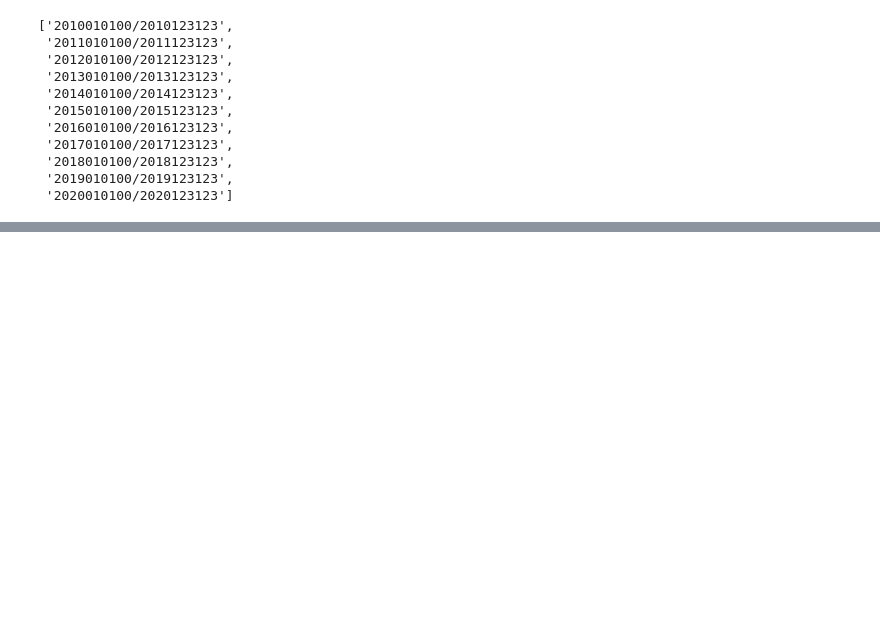
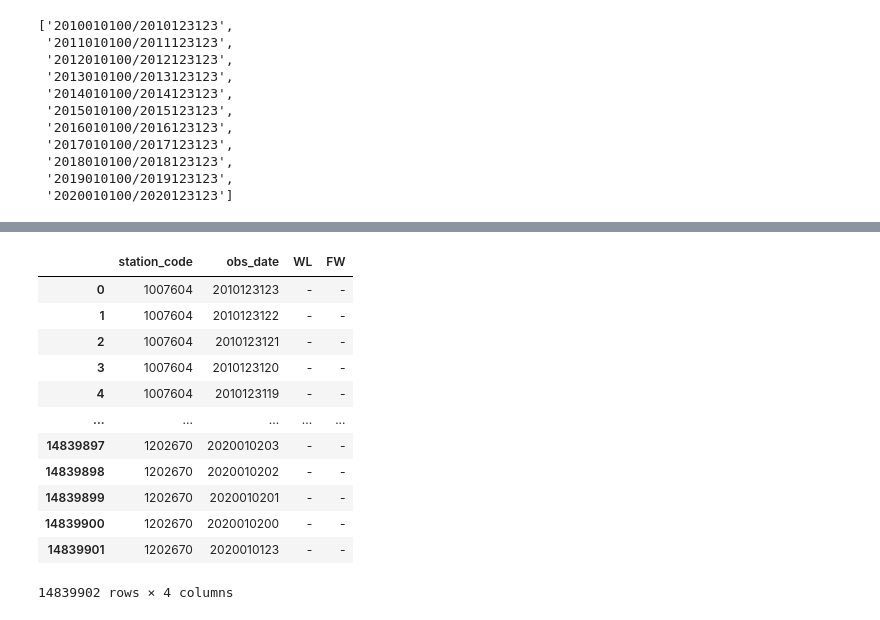
Before and after one commit to bigdata-course-KU-team11/Data_collection, a Jupyter notebook: data/수위_api.ipynb, the cells around one changed output, grey strips where cells are left out. Cells and saved outputs as stored; diff of their text form; code cells hidden in the pictures; blank space fills up the shorter version.

Commit message:
Water Level API

```diff
--- a/data/수위_api.ipynb
+++ b/data/수위_api.ipynb
@@ -116,2 +55,0 @@ def suwi_station_code():
-# %%
-url_list = suwi_station_code()
@@ -160,3 +55,0 @@ json
-# %%
-row = json[0]
-row
@@ -209,0 +111,53 @@ suwi_df = suwi_api()
+# %%
+def suwi_api():
+    url = 'http://api.hrfco.go.kr/A5F02E26-FBD3-47F7-A191-280B5944845D/waterlevel/list/1H.json'
+
+    req = requests.get(url)
+
+    json_row = req.json()['content']
+
+#    station_code = [ json_row[i]['wlobscd'] for i in range(len(json_row)) ]
+
+    url_list = ['http://api.hrfco.go.kr/A5F02E26-FBD3-47F7-A191-280B5944845D/waterlevel/list/1H/' + i for i in station_code_list]
+
+    date = [ '/20' + str(i) + '010100/20' + str(i) + '123123.json' for i in range(10,21) ]
+
+    code = []
+    YMDHM = []
+    WL = []
+    FW = []
+
+    for i in tqdm(url_list):
+        for j in date:
+            url = i + j
+            req = requests.get(url)
+            json_row = req.json()['content']
+
+            for k in range(len(json_row)):
+                row = json_row[k]
+                code.append(row['wlobscd'])
+                YMDHM.append(row['ymdhm'])
+                WL.append(row['wl'])
+                FW.append(row['fw'])
+
+    df = pd.DataFrame({'station_code':code, 'obs_date':YMDHM, 'WL':WL, 'FW':FW})
+
+    return df
+# %%
+suwi_df = suwi_api()
+# %%
+suwi_df
+# %% [output]
+|  | station_code | obs_date | WL | FW |
+| 0 | 1007604 | 2010123123 | - | - |
+| 1 | 1007604 | 2010123122 | - | - |
+| 2 | 1007604 | 2010123121 | - | - |
+| 3 | 1007604 | 2010123120 | - | - |
+| 4 | 1007604 | 2010123119 | - | - |
+| ... | ... | ... | ... | ... |
+| 14839897 | 1202670 | 2020010203 | - | - |
+| 14839898 | 1202670 | 2020010202 | - | - |
+| 14839899 | 1202670 | 2020010201 | - | - |
+| 14839900 | 1202670 | 2020010200 | - | - |
+| 14839901 | 1202670 | 2020010123 | - | - |
+14839902 rows × 4 columns
```
Also changed, not shown: parts of 11 cells of this notebook.
